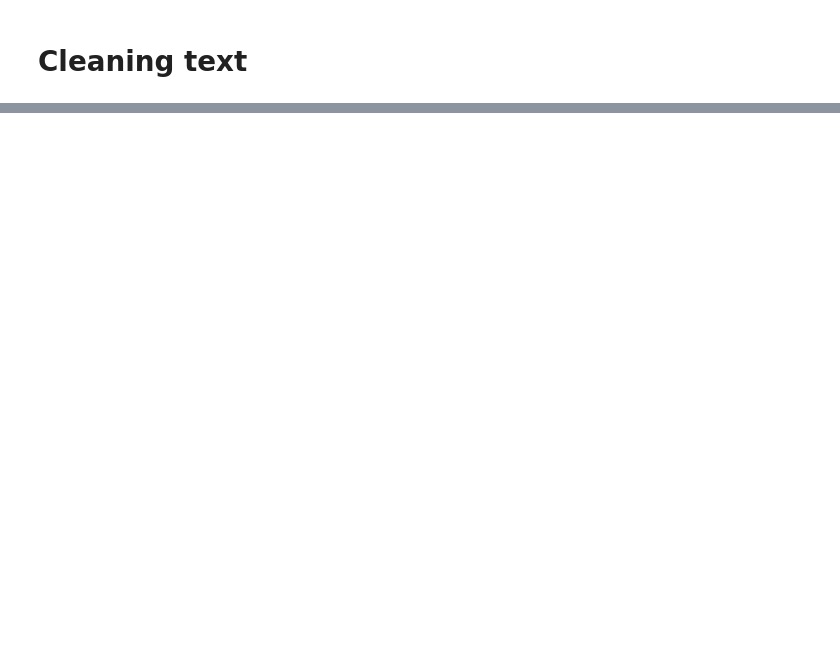
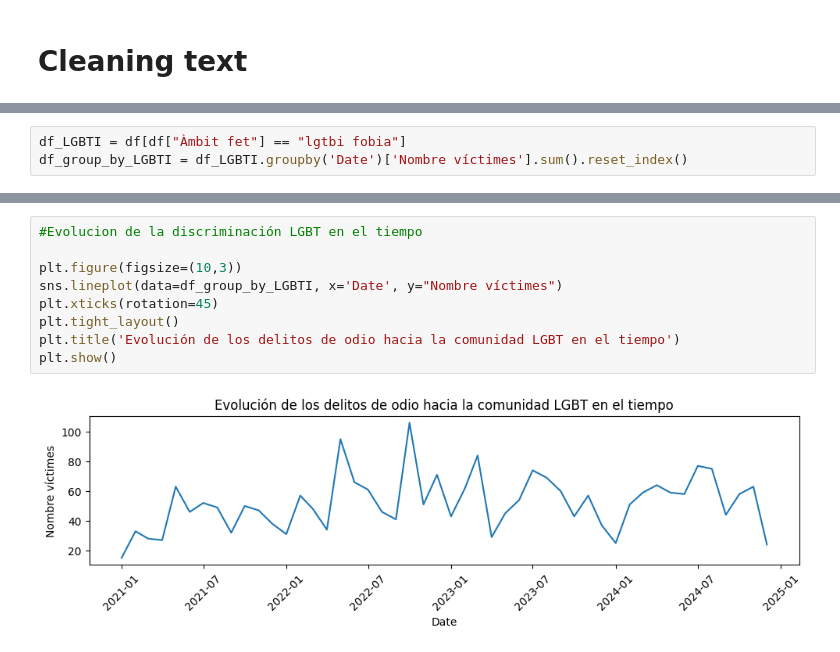
Before and after one commit to EFRdev/hate_crimes, a Jupyter notebook: hate_crimes.ipynb, the cells around one changed output, grey strips where cells are left out. Cells and saved outputs as stored; diff of their text form; blank space fills up the shorter version.

```diff
--- a/hate_crimes.ipynb
+++ b/hate_crimes.ipynb
@@ -177,0 +477,3 @@ df.head()
+# %%
+df_LGBTI = df[df["Àmbit fet"] == "lgtbi fobia"]
+df_group_by_LGBTI = df_LGBTI.groupby('Date')['Nombre víctimes'].sum().reset_index()
@@ -177,0 +495,11 @@ df.head()
+# %%
+#Evolucion de la discriminación LGBT en el tiempo
+
+plt.figure(figsize=(10,3))
+sns.lineplot(data=df_group_by_LGBTI, x='Date', y="Nombre víctimes")
+plt.xticks(rotation=45)
+plt.tight_layout()
+plt.title('Evolución de los delitos de odio hacia la comunidad LGBT en el tiempo')
+plt.show()
+# %% [output]
+[figure, added]
```
Also changed, not shown: parts of 43 cells of this notebook, 1 other file.
